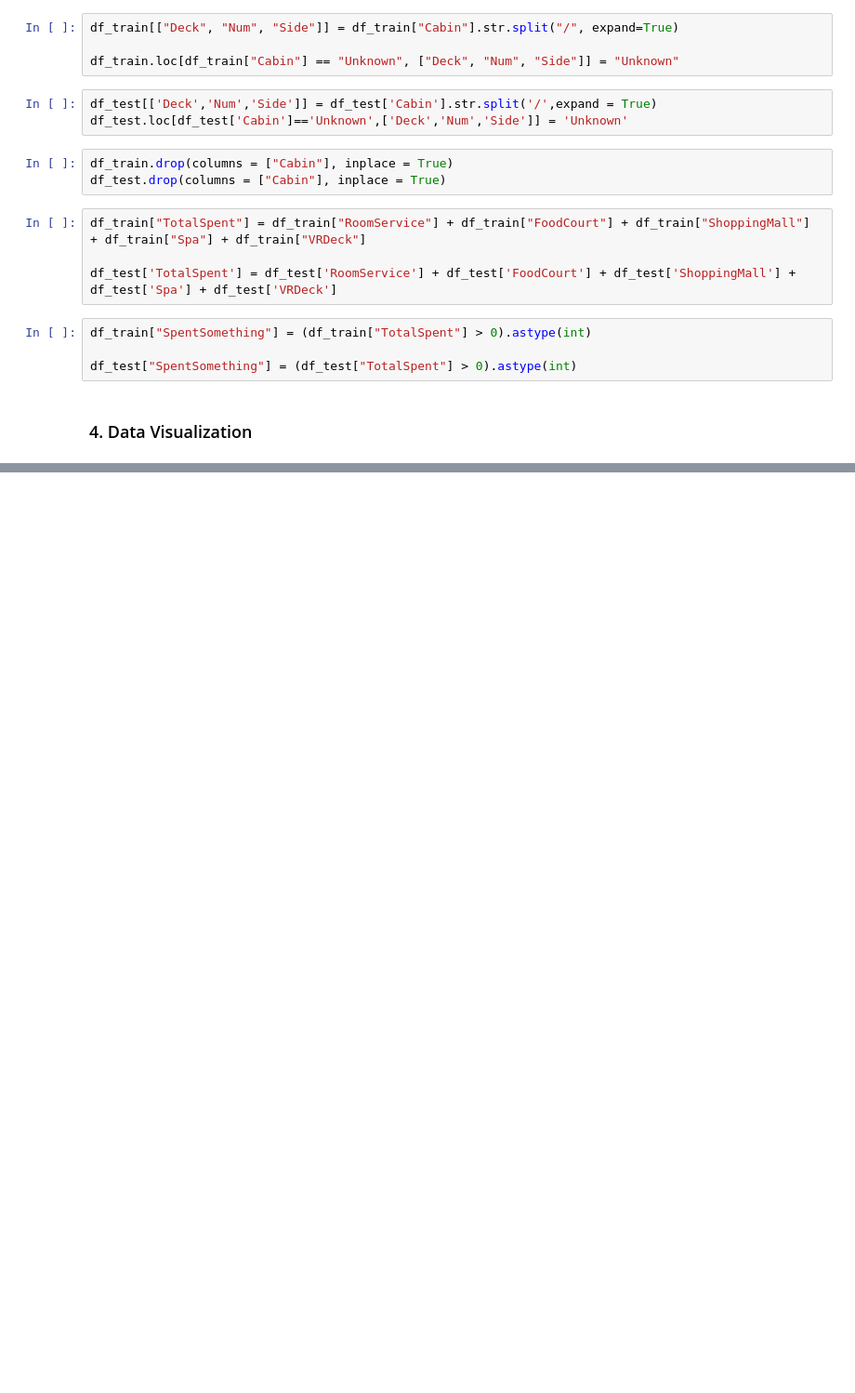
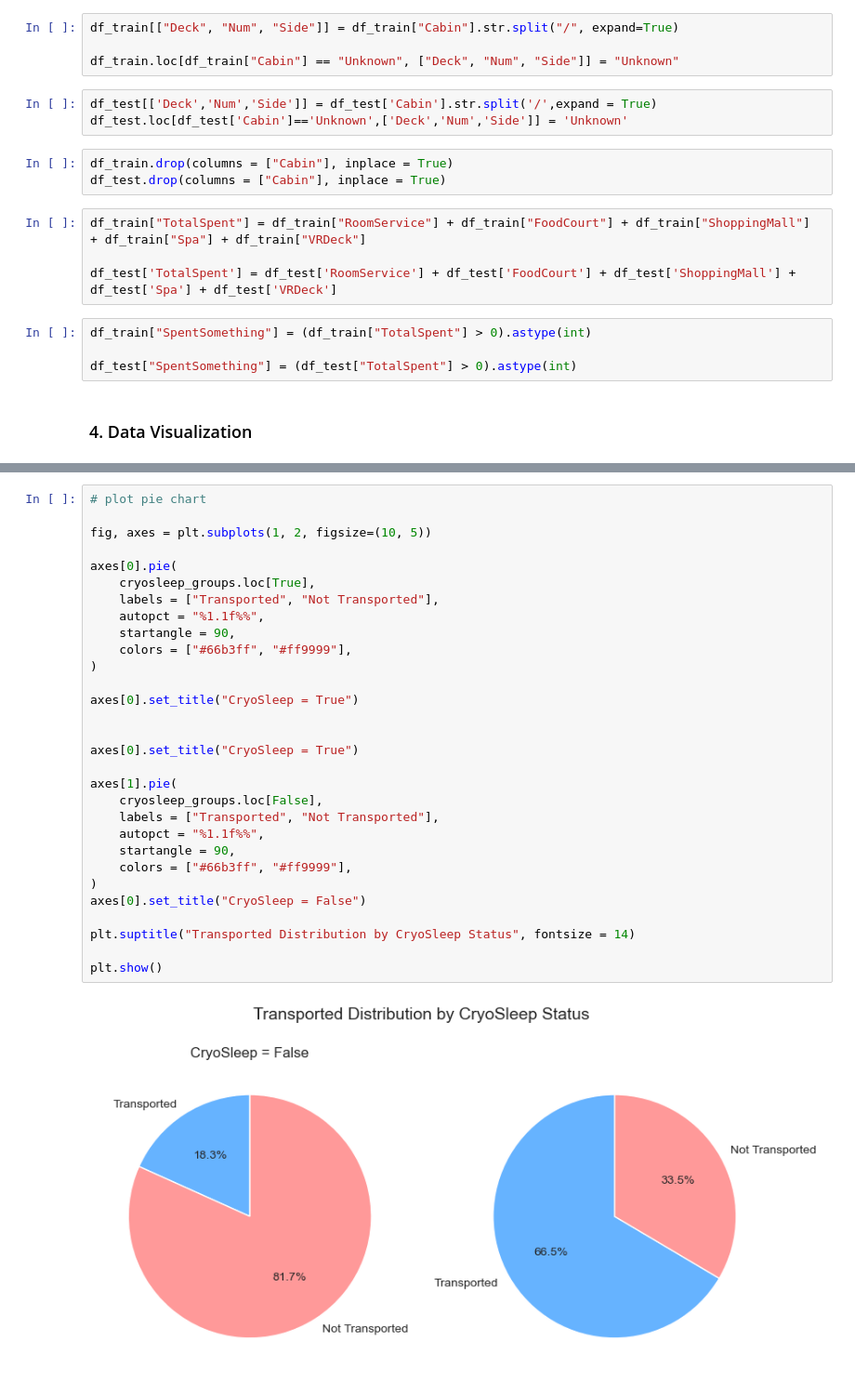
Before and after one commit to herolava259/machine-learning-gym, a Jupyter notebook: data-science/notebooks/spaceship-challenge/space-ship-titanic-deep-dive.ipynb, the cells around one changed output, grey strips where cells are left out. Shown at 93% size. Cells and saved outputs as stored; diff of their text form; blank space fills up the shorter version.

```diff
--- a/data-science/notebooks/spaceship-challenge/space-ship-titanic-deep-dive.ipynb
+++ b/data-science/notebooks/spaceship-challenge/space-ship-titanic-deep-dive.ipynb
@@ -210,0 +313,32 @@ df_test["SpentSomething"] = (df_test["TotalSpent"] > 0).astype(int)
+# %%
+# plot pie chart
+
+fig, axes = plt.subplots(1, 2, figsize=(10, 5))
+
+axes[0].pie(
+    cryosleep_groups.loc[True],
+    labels = ["Transported", "Not Transported"],
+    autopct = "%1.1f%%",
+    startangle = 90,
+    colors = ["#66b3ff", "#ff9999"],
+)
+
+axes[0].set_title("CryoSleep = True")
+
+
+axes[0].set_title("CryoSleep = True")
+
+axes[1].pie(
+    cryosleep_groups.loc[False],
+    labels = ["Transported", "Not Transported"],
+    autopct = "%1.1f%%",
+    startangle = 90,
+    colors = ["#66b3ff", "#ff9999"],
+)
+axes[0].set_title("CryoSleep = False")
+
+plt.suptitle("Transported Distribution by CryoSleep Status", fontsize = 14)
+
+plt.show()
+# %% [output]
+[figure, added]
```
Also changed, not shown: parts of 17 cells of this notebook.
